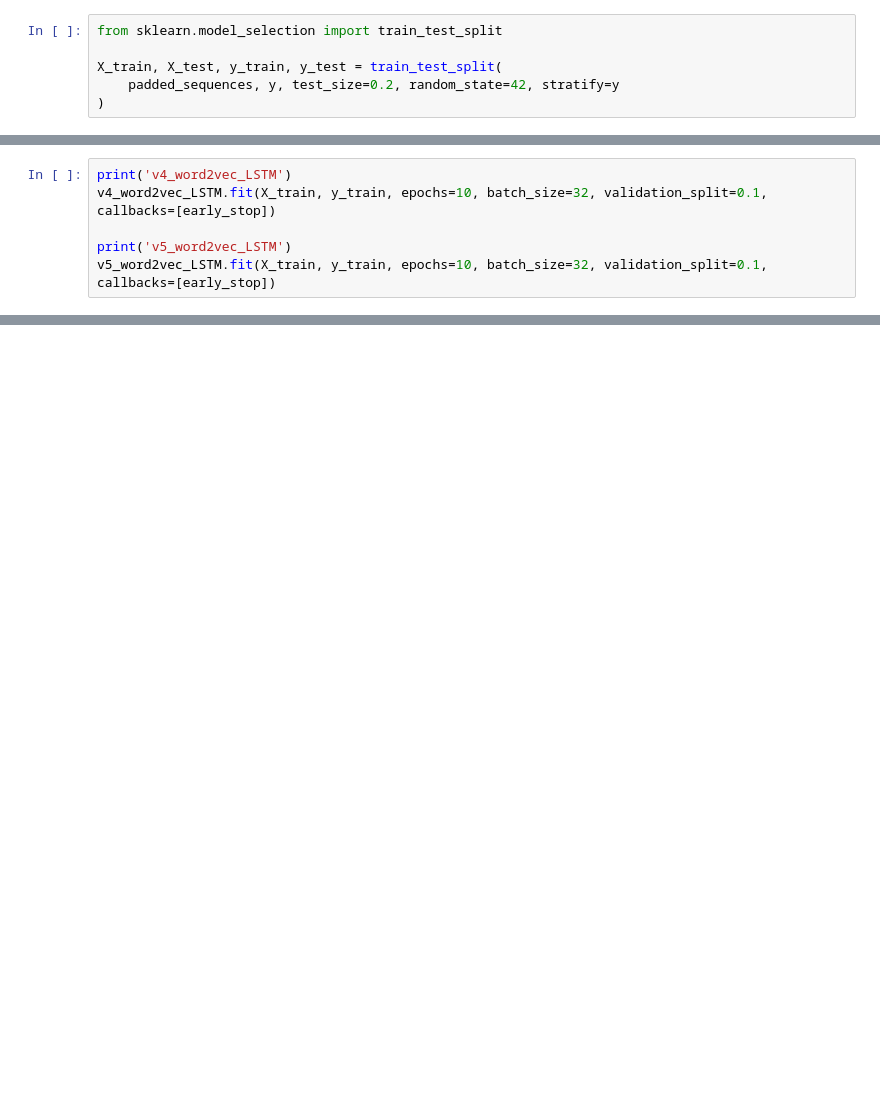
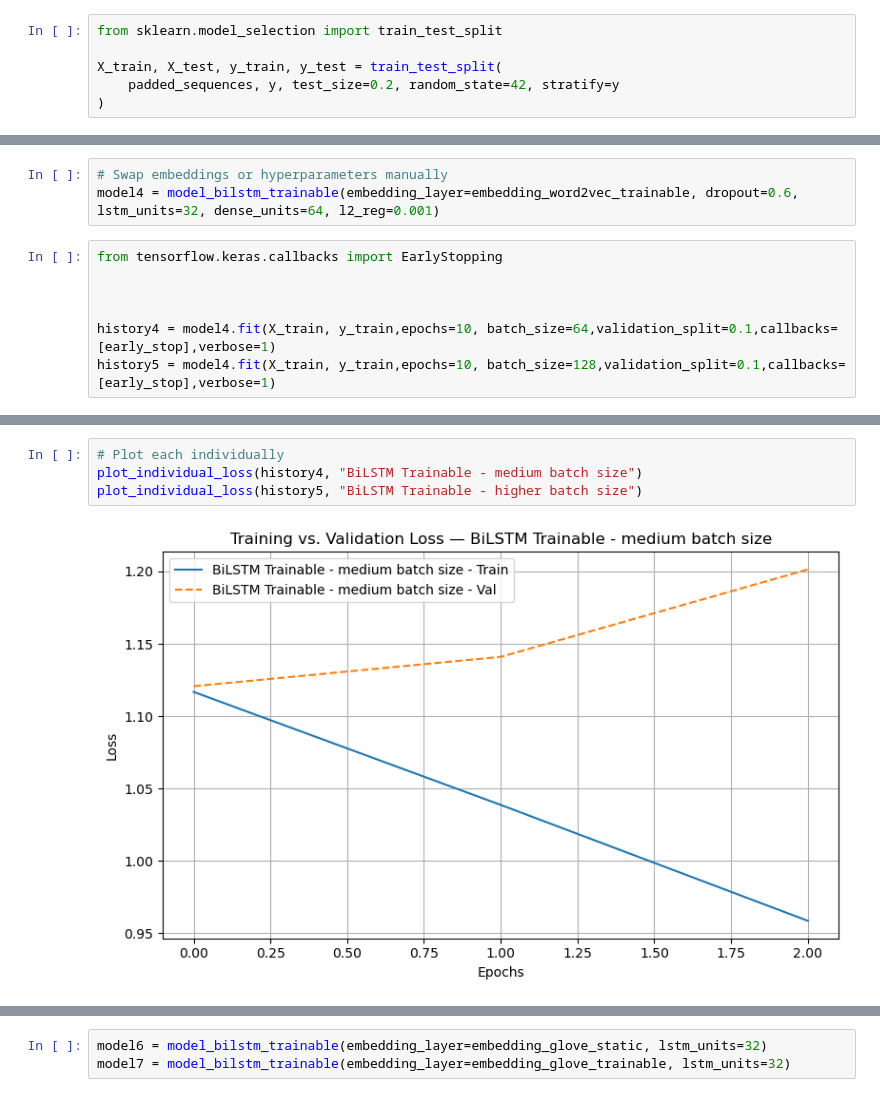
Before and after one commit to staerkjoe/NLP_Final, a Jupyter notebook: LSTM_BiLSTM.ipynb, the cells around one changed output, grey strips where cells are left out. Cells and saved outputs as stored; diff of their text form; blank space fills up the shorter version.

```diff
--- a/LSTM_BiLSTM.ipynb
+++ b/LSTM_BiLSTM.ipynb
@@ -346,6 +378,0 @@ v5_word2vec_LSTM = build_model(embedding_layer=embedding_word2vec_trainable,lstm
-# %%
-print('v4_word2vec_LSTM')
-v4_word2vec_LSTM.fit(X_train, y_train, epochs=10, batch_size=32, validation_split=0.1, callbacks=[early_stop])
-
-print('v5_word2vec_LSTM')
-v5_word2vec_LSTM.fit(X_train, y_train, epochs=10, batch_size=32, validation_split=0.1, callbacks=[early_stop])
@@ -367,0 +719,10 @@ Epoch 3/10
+# %%
+# Swap embeddings or hyperparameters manually
+model4 = model_bilstm_trainable(embedding_layer=embedding_word2vec_trainable, dropout=0.6, lstm_units=32, dense_units=64, l2_reg=0.001)
+# %%
+from tensorflow.keras.callbacks import EarlyStopping
+
+
+
+history4 = model4.fit(X_train, y_train,epochs=10, batch_size=64,validation_split=0.1,callbacks=[early_stop],verbose=1)
+history5 = model4.fit(X_train, y_train,epochs=10, batch_size=128,validation_split=0.1,callbacks=[early_stop],verbose=1)
@@ -367,0 +742,6 @@ Epoch 3/10
+# %%
+# Plot each individually
+plot_individual_loss(history4, "BiLSTM Trainable - medium batch size")
+plot_individual_loss(history5, "BiLSTM Trainable - higher batch size")
+# %% [output]
+[figure, added]
@@ -367,0 +749,3 @@ Epoch 3/10
+# %%
+model6 = model_bilstm_trainable(embedding_layer=embedding_glove_static, lstm_units=32)
+model7 = model_bilstm_trainable(embedding_layer=embedding_glove_trainable, lstm_units=32)
```
Also changed, not shown: parts of 72 cells of this notebook.
